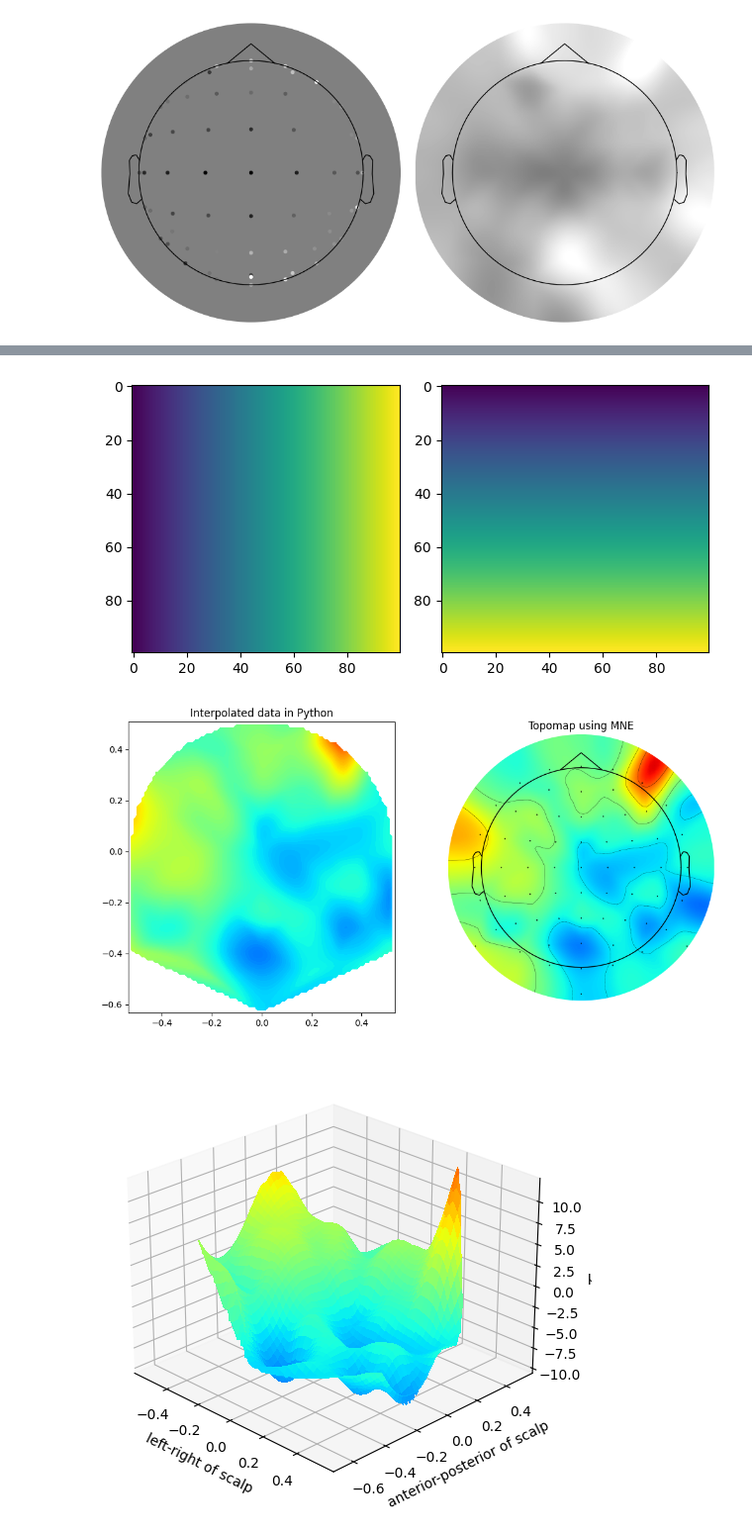
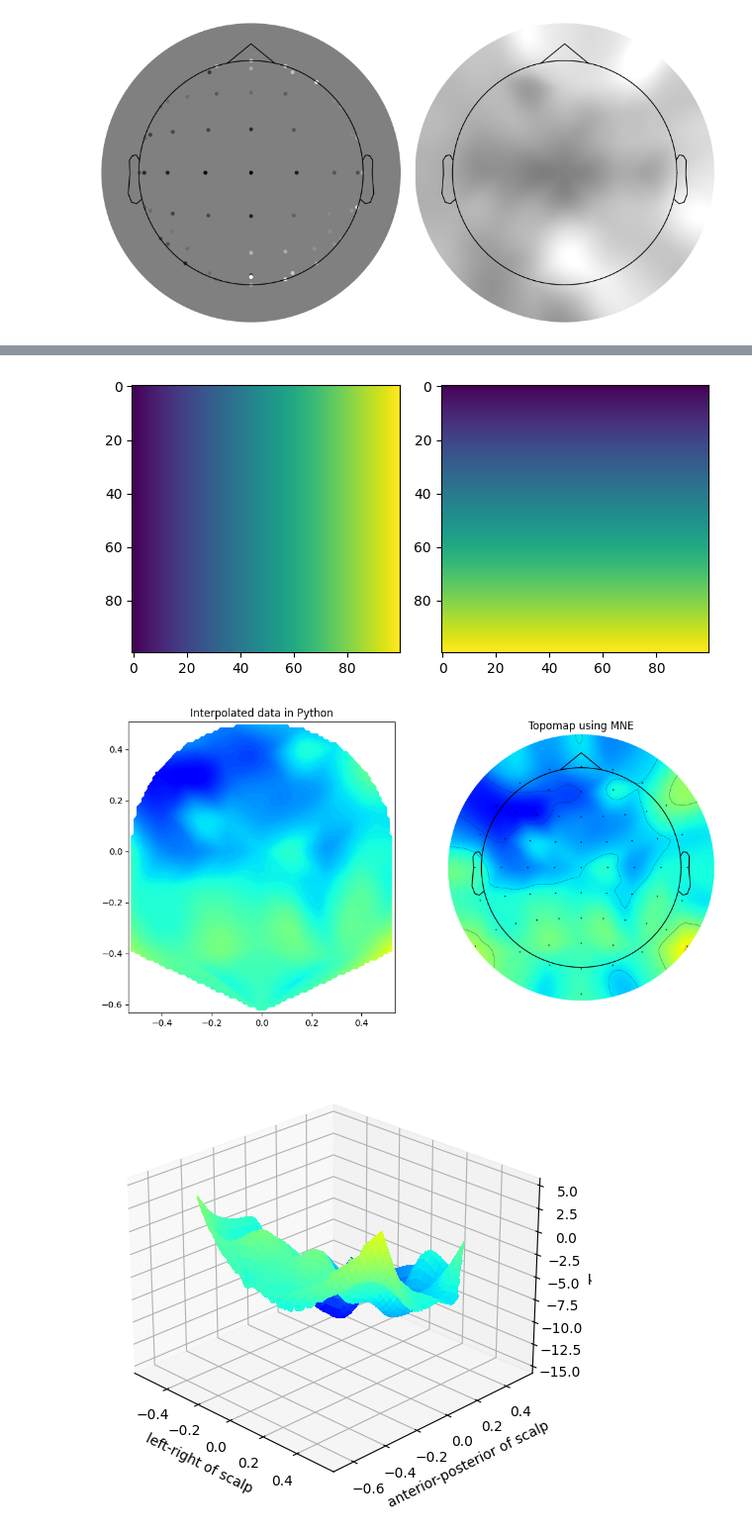
Before and after one commit to agencyenterprise/AnalyzingNeuralTimeSeries-Python, a Jupyter notebook: nbs/chapter09.ipynb, the cells around one changed output, grey strips where cells are left out. Shown at 99% size. Saved outputs shown, nothing was run; the diff lists cells and outputs as text; code cells hidden in the pictures.

```diff
--- a/nbs/chapter09.ipynb
+++ b/nbs/chapter09.ipynb
@@ -185,6 +190,4 @@ plt.show()
 # %%
-# Introduction to topographical plotting
-
 def pol2cart(theta, radius):
     """Convert polar coordinates to Cartesian."""
     x = radius * np.cos(theta)
@@ -192,7 +195,7 @@ def pol2cart(theta, radius):
     return x, y
 
 timepoint2plot = 100  # in ms
-trial2plot = 97#np.random.choice(EEG['trials'][0][0], 1)[0]
+trial2plot = np.random.choice(EEG['trials'][0][0], 1)[0]
 color_limit = 20  # more-or-less arbitrary, but this is a good value
 
 # Convert time point from ms to index
@@ -239,32 +242,32 @@ coords = np.vstack([-1*EEG['chanlocs']['Y'], EEG['chanlocs']['X'], EEG['chanlocs
 montage = make_dig_montage(ch_pos=dict(zip(chan_labels, coords)), coord_frame='head')
 
 # create MNE Info and Evoked object
 info = create_info(chan_labels, EEG['srate'], ch_types='eeg')
 evoked = EvokedArray(EEG['data'][:, timepointidx, trial2plot, np.newaxis], info, tmin=EEG['xmin'][0][0])
 evoked.set_montage(montage)
 
 # Plot using MNE's topomap function
 evoked.plot_topomap(sphere=EEG['chanlocs'][0][0]['sph_radius'][0][0], cmap='jet', vlim=(-color_limit*1000000, color_limit*1000000), axes=axs[1], show=False, times=-1, time_format='', colorbar=False)
 axs[1].set_title('Topomap using MNE')
 
 plt.show()
 
 fig = plt.figure()
 ax = fig.add_subplot(111, projection='3d')
 
 # Plot the surface
 surf = ax.plot_surface(gridX, gridY, interpolated_EEG_data.T, cmap='jet', linewidth=0, antialiased=False)
 surf.set_clim(-color_limit, color_limit)
 ax.set_xlabel('left-right of scalp')
 ax.set_ylabel('anterior-posterior of scalp')
 ax.set_zlabel('μV')
 ax.view_init(elev=25, azim=-45)
 ax.set_xlim([np.min(interpY) * 1.1, np.max(interpY) * 1.1])
 ax.set_ylim([np.min(interpX) * 1.1, np.max(interpX) * 1.1])
 
 plt.tight_layout()
 plt.show()
 # %% [output]
 [figure]
-[figure, old version]
+[figure, new version]
-[figure, old version]
+[figure, new version]
```
Also changed, not shown: parts of 17 cells of this notebook, 28 other files.
